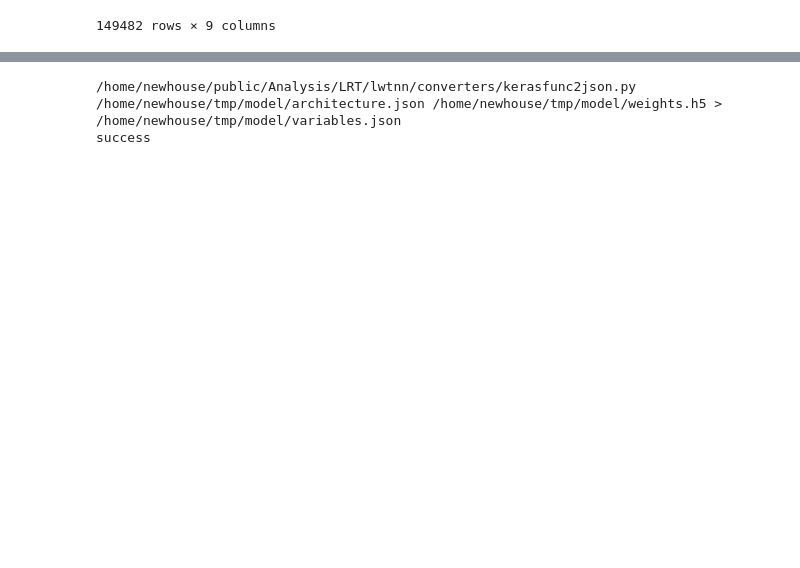
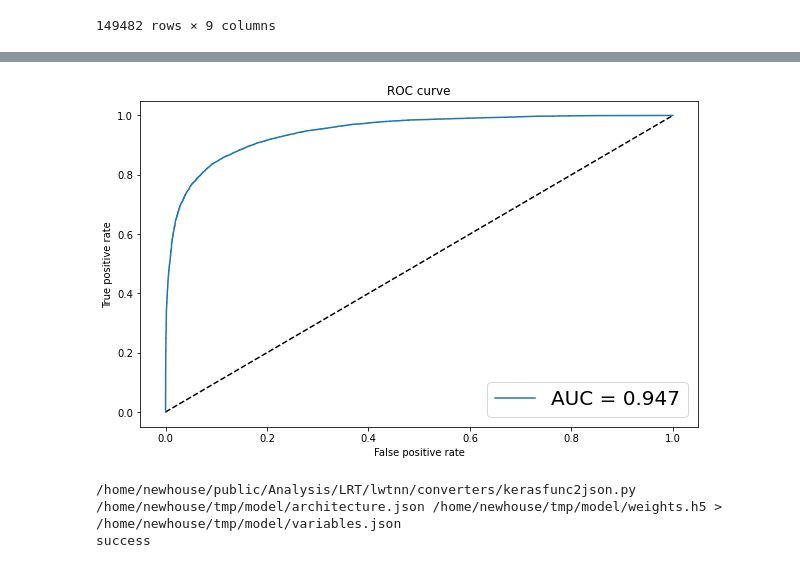
Before and after one commit to robinnewhouse/LRTNotebooks, a Jupyter notebook: simple_training.ipynb, the cells around one changed output, grey strips where cells are left out. Cells and saved outputs as stored; diff of their text form; code cells hidden in the pictures; blank space fills up the shorter version.

```diff
--- a/simple_training.ipynb
+++ b/simple_training.ipynb
@@ -142,3 +232,24 @@ plt.show()
+# %%
+# Plotting the ROC curve
+# https://www.dlology.com/blog/simple-guide-on-how-to-generate-roc-plot-for-keras-classifier/
+from sklearn.metrics import roc_curve
+y_pred_keras = predictions.ravel()
+fpr_keras, tpr_keras, thresholds_keras = roc_curve(test['is_good'], y_pred_keras)
+
+from sklearn.metrics import auc
+auc_keras = auc(fpr_keras, tpr_keras)
+
+plt.figure(1, (10,6))
+plt.plot([0, 1], [0, 1], 'k--')
+plt.plot(fpr_keras, tpr_keras, label='AUC = {:.3f}'.format(auc_keras))
+plt.xlabel('False positive rate')
+plt.ylabel('True positive rate')
+plt.title('ROC curve')
+plt.legend(loc='best', fontsize=20)
+plt.show()
+# plt.savefig('{}/roc.png'.format(model_dir),)
+# %% [output]
+[figure, added]
 # %%
 model_dir = '/home/newhouse/tmp/model/'
 lwtnn_dir = '/home/newhouse/public/Analysis/LRT/lwtnn/'
```
Also changed, not shown: parts of 12 cells of this notebook, 3 other files.
